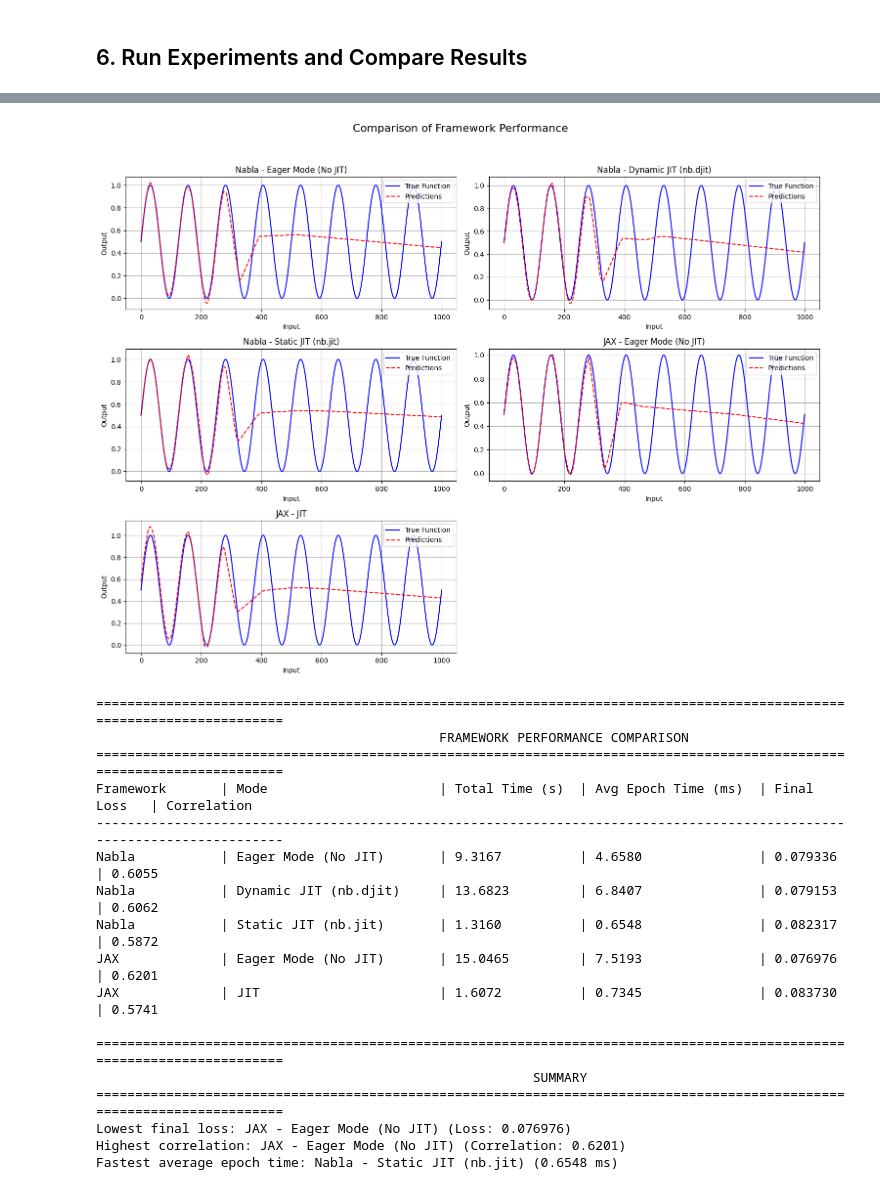
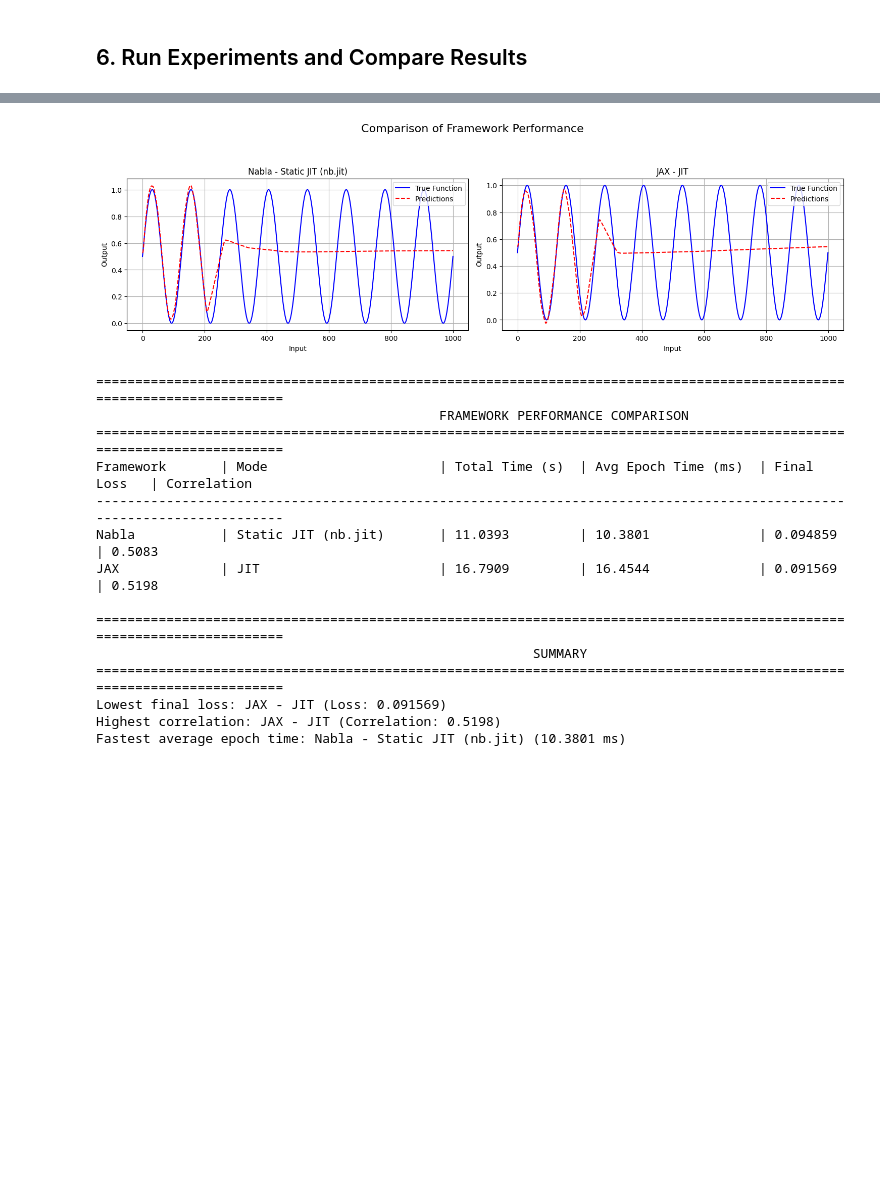
Before and after one commit to nabla-ml/nabla, a Jupyter notebook: tutorials/mlp_jax_vs_nabla.ipynb, the cells around one changed output, grey strips where cells are left out. Drawn from its saved outputs; the diff is of its cells as text; code cells hidden in the pictures; blank space fills up the shorter version.

```diff
--- a/tutorials/mlp_jax_vs_nabla.ipynb
+++ b/tutorials/mlp_jax_vs_nabla.ipynb
@@ -50,9 +58,9 @@ print(
 # %%
 # Configuration parameters
 BATCH_SIZE = 128
-LAYERS = [1, 64, 128, 256, 128, 64, 1]  # MLP architecture
+LAYERS = [1, 256, 1024, 2048, 2048, 1024, 64, 1]  # MLP architecture
 LEARNING_RATE = 0.001
-NUM_EPOCHS = 2000
+NUM_EPOCHS = 1000
 PRINT_INTERVAL = 100
 SIN_PERIODS = 8
 GLOBAL_SEED = 42
@@ -562,18 +570,18 @@ def run_jax_experiment(train_step_func, jit_mode: str):
 results = []
 
 # Run Nabla experiments
-print("\nRunning Nabla Eager Mode Experiment...")
-results.append(run_nabla_experiment(nb_train_step_no_jit, "Eager Mode (No JIT)"))
+# print("\nRunning Nabla Eager Mode Experiment...")
+# results.append(run_nabla_experiment(nb_train_step_no_jit, "Eager Mode (No JIT)"))
 
-print("\nRunning Nabla Dynamic JIT Experiment...")
-results.append(run_nabla_experiment(nb_train_step_djit, "Dynamic JIT (nb.djit)"))
+# print("\nRunning Nabla Dynamic JIT Experiment...")
+# results.append(run_nabla_experiment(nb_train_step_djit, "Dynamic JIT (nb.djit)"))
 
 print("\nRunning Nabla Static JIT Experiment...")
 results.append(run_nabla_experiment(nb_train_step_jit, "Static JIT (nb.jit)"))
 
 # Run JAX experiments
-print("\nRunning JAX Eager Mode Experiment...")
-results.append(run_jax_experiment(jax_train_step_no_jit, "Eager Mode (No JIT)"))
+# print("\nRunning JAX Eager Mode Experiment...")
+# results.append(run_jax_experiment(jax_train_step_no_jit, "Eager Mode (No JIT)"))
 
 print("\nRunning JAX JIT Experiment...")
 results.append(run_jax_experiment(jax_train_step_jit, "JIT"))
@@ -647,18 +655,15 @@ Epoch 2000 | Avg Loss: 0.084079
-[figure, old version]
+[figure, new version]
 ========================================================================================================================
                                             FRAMEWORK PERFORMANCE COMPARISON
 ========================================================================================================================
 Framework       | Mode                      | Total Time (s)  | Avg Epoch Time (ms)  | Final Loss   | Correlation
 ------------------------------------------------------------------------------------------------------------------------
-Nabla           | Eager Mode (No JIT)       | 9.3167          | 4.6580               | 0.079336     | 0.6055
-Nabla           | Dynamic JIT (nb.djit)     | 13.6823         | 6.8407               | 0.079153     | 0.6062
-Nabla           | Static JIT (nb.jit)       | 1.3160          | 0.6548               | 0.082317     | 0.5872
-JAX             | Eager Mode (No JIT)       | 15.0465         | 7.5193               | 0.076976     | 0.6201
-JAX             | JIT                       | 1.6072          | 0.7345               | 0.083730     | 0.5741
+Nabla           | Static JIT (nb.jit)       | 11.0393         | 10.3801              | 0.094859     | 0.5083
+JAX             | JIT                       | 16.7909         | 16.4544              | 0.091569     | 0.5198
 
 ========================================================================================================================
                                                         SUMMARY
 ========================================================================================================================
-Lowest final loss: JAX - Eager Mode (No JIT) (Loss: 0.076976)
-Highest correlation: JAX - Eager Mode (No JIT) (Correlation: 0.6201)
-Fastest average epoch time: Nabla - Static JIT (nb.jit) (0.6548 ms)
+Lowest final loss: JAX - JIT (Loss: 0.091569)
+Highest correlation: JAX - JIT (Correlation: 0.5198)
+Fastest average epoch time: Nabla - Static JIT (nb.jit) (10.3801 ms)
```
Also changed, not shown: parts of 2 cells of this notebook, 1 other file.
